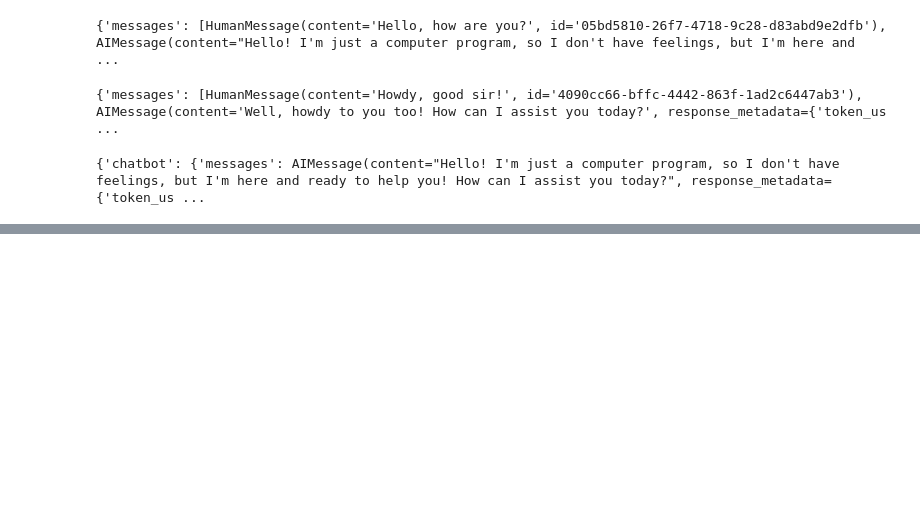
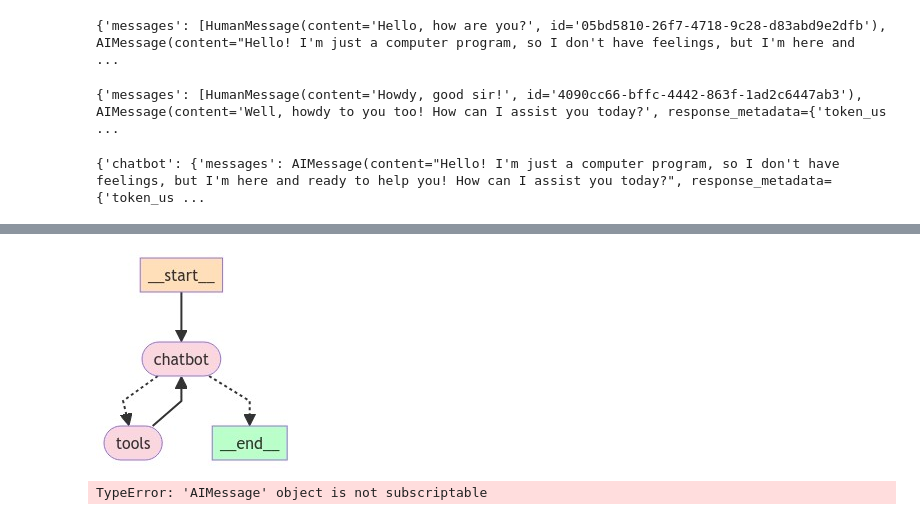
Before and after one commit to phaluch/plinio_assistant, a Jupyter notebook: notebooks/01. Introduction.ipynb, the cells around one changed output, grey strips where cells are left out. Cells and saved outputs as stored; diff of their text form; code cells hidden in the pictures; blank space fills up the shorter version.

Commit message:
Tool calling and custom tools - 101

```diff
--- a/notebooks/01. Introduction.ipynb
+++ b/notebooks/01. Introduction.ipynb
@@ -195,0 +231,3 @@ for event in single_message_graph.stream(first_input_single_message): # Using th
+# %%
+# Adding to the graph.
+tool_graph_builder.add_node('chatbot', chatbot_with_tools)
@@ -195,0 +283,48 @@ for event in single_message_graph.stream(first_input_single_message): # Using th
+# %%
+# Now the conditional edge.
+# It has three components: its name, the callable to 'make the decision', and the key-value mapping of the possible returns.
+
+tool_graph_builder.add_conditional_edges('chatbot', route_tools, {"tools": "tools", "__end__": "__end__"})
+
+# Note there's the mapping at the end there.
+# If the values (as is this case) returned by the router function are themselves node names, we can ommit that.
+# So in our current case, this is equivalent:
+
+# tool_graph_builder.add_conditional_edges('chatbot', route_tools)
+# %%
+# Since the point of tool_calling is helping the assistant, we need to send the result back to the agent.
+
+tool_graph_builder.add_edge('tools', 'chatbot')
+# %%
+# Now for boiler plate compiling
+
+tool_graph_builder.set_entry_point('chatbot')
+
+tool_graph = tool_graph_builder.compile()
+# %%
+# Once again visualizing the graph
+
+from IPython.display import Image, display
+
+try:
+    display(Image(tool_graph.get_graph().draw_mermaid_png()))
+except Exception:
+    # This requires some extra dependencies and is optional
+    pass
+# %% [output]
+[figure, added]
+# %%
+# I'll stick to streaming from now on, so I can see each interaction.
+# This for loop is from the notebook.
+# By the way, the notebook implements a while True loop to keep the conversation going. That's unnecessary for now.
+
+from langchain_core.messages import BaseMessage # Quick import to use as a logical test.
+
+user_input = HumanMessage("Good morning!") # I'll first try with something that doesn't need a tool call.
+
+for event in tool_graph.stream({"messages": user_input}):
+    for value in event.values():
+        if isinstance(value["messages"][-1], BaseMessage): # We get the last message per print since the streaming method returns the full state at every step.
+            print("Assistant:", value["messages"][-1].content)
+# %% [output]
+TypeError: 'AIMessage' object is not subscriptable
```
Also changed, not shown: parts of 31 cells of this notebook.
